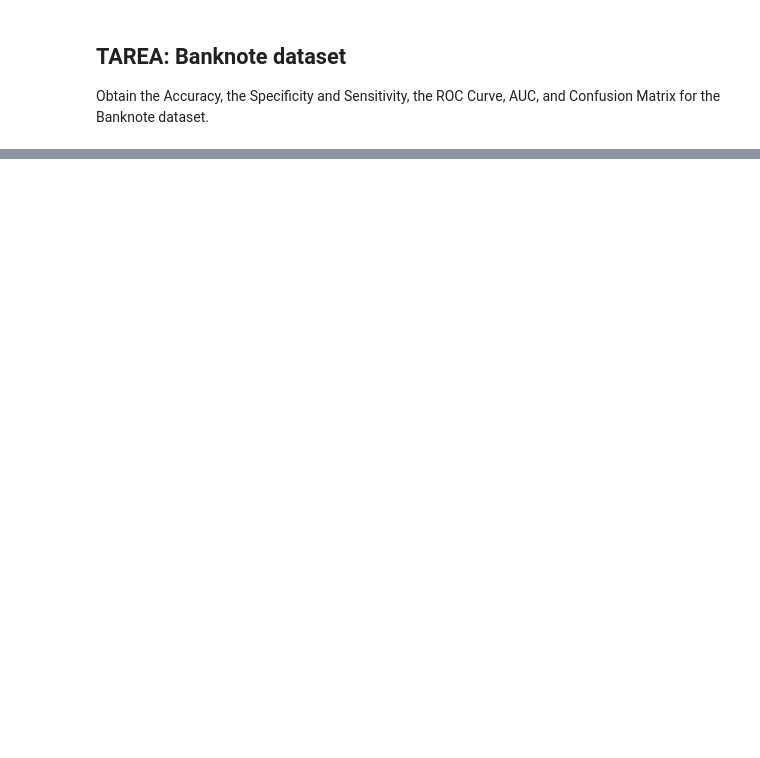
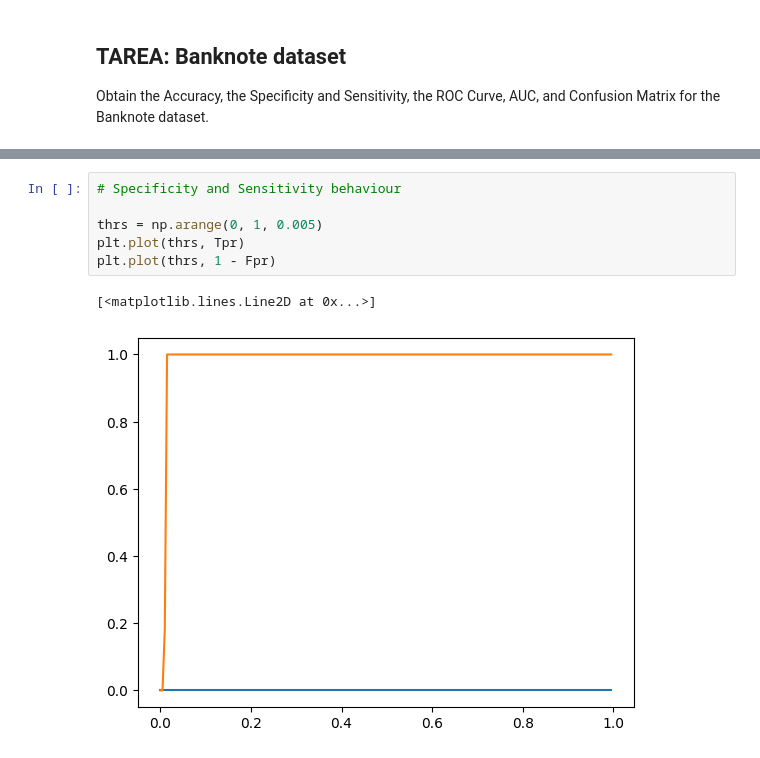
Before and after one commit to HappyFacell/Aprendizaje_maquina, a Jupyter notebook: M4_2_3 LoR_ROC_ConfusionMatrix-Diego_Ferreira_Lee.ipynb, the cells around one changed output, grey strips where cells are left out. Saved outputs shown, nothing was run; the diff lists cells and outputs as text; blank space fills up the shorter version.

```diff
--- a/M4_2_3 LoR_ROC_ConfusionMatrix-Diego_Ferreira_Lee.ipynb
+++ b/M4_2_3 LoR_ROC_ConfusionMatrix-Diego_Ferreira_Lee.ipynb
@@ -443,0 +716,9 @@ Obtain the Accuracy, the Specificity and Sensitivity, the ROC Curve, AUC, and Co
+# %%
+# Specificity and Sensitivity behaviour
+
+thrs = np.arange(0, 1, 0.005)
+plt.plot(thrs, Tpr)
+plt.plot(thrs, 1 - Fpr)
+# %% [output]
+[<matplotlib.lines.Line2D at 0x...>]
+[figure, added]
```
Also changed, not shown: parts of 23 cells of this notebook.
